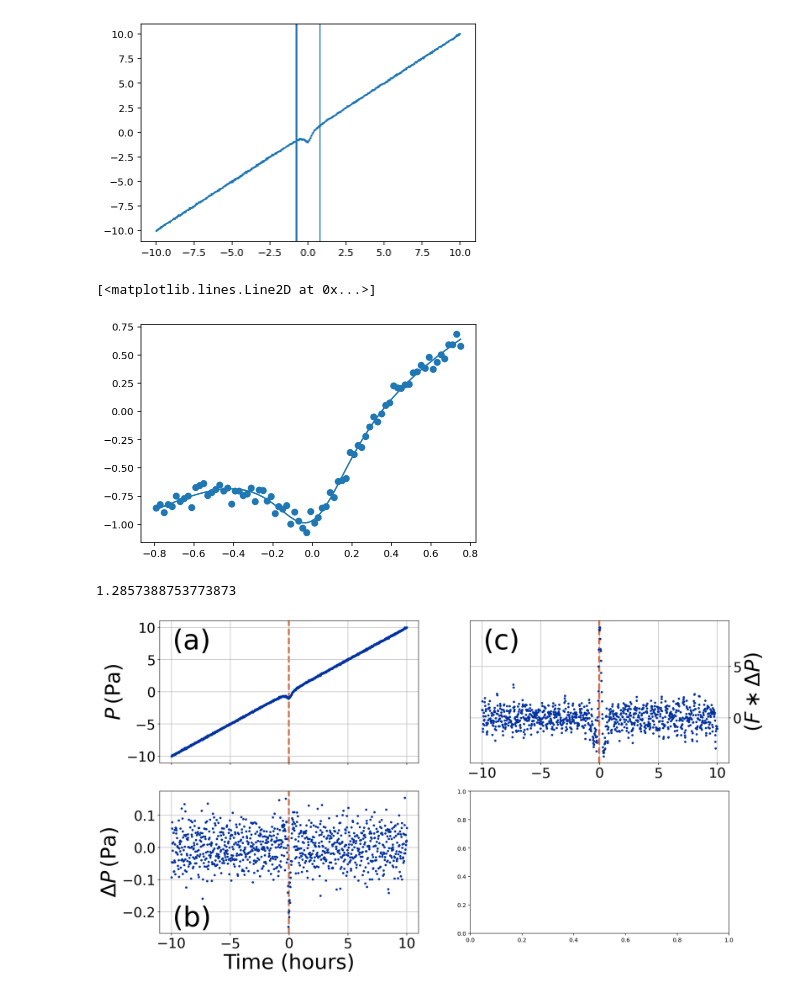
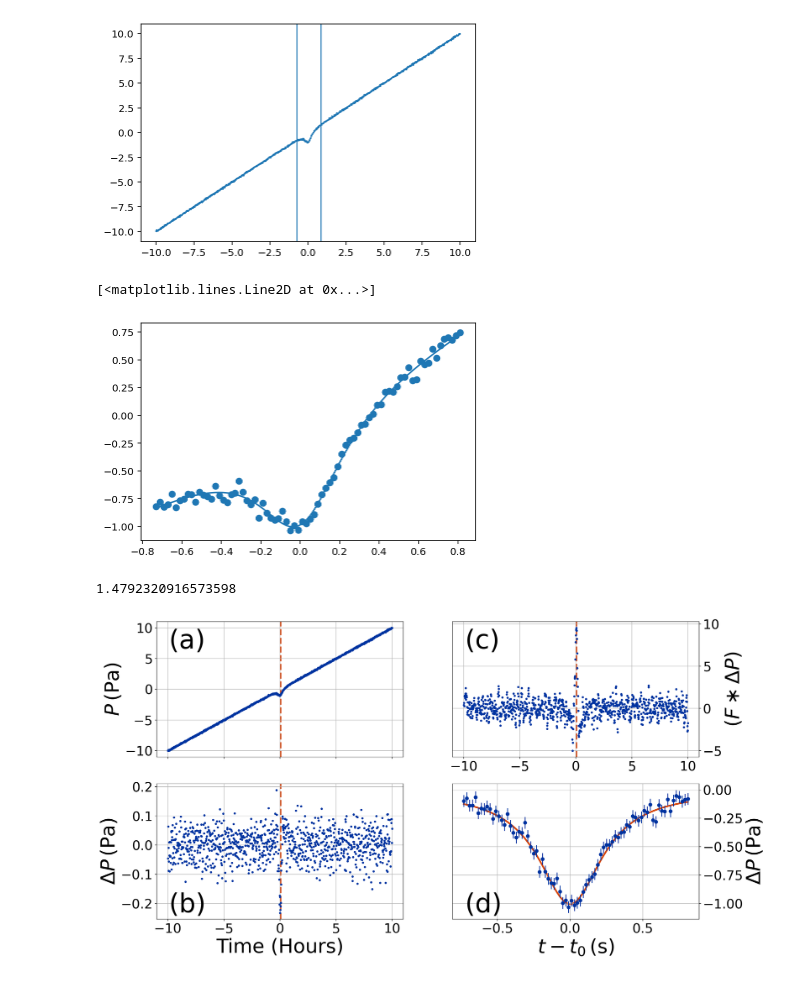
Before and after one commit to BoiseStatePlanetary/muldoon, a Jupyter notebook: examples/Making Muldoon.ipynb, the cells around one changed output. Drawn from its saved outputs; the diff is of its cells as text; code cells hidden in the pictures.

```diff
--- a/examples/Making Muldoon.ipynb
+++ b/examples/Making Muldoon.ipynb
@@ -127,20 +130,20 @@ plt.scatter(vortices[0]["time"], vortices[0]["pressure"])
 # Test vortex fit
 old_popt, old_unc = fit_vortex(vortices[0], [0., 1., 0., 1., 0.01],
                           [[-1, -1, np.min(vortices[0]["time"]), 0, 0],
-                           [1, 1, np.max(vortices[0]["time"]), 2, 1]])
+                           [1, 1, np.max(vortices[0]["time"]), 2, 1]], sigma=vortices[0]["pressure_scatter"])
 assert(np.max(np.abs(old_popt - right_answer)/old_unc) < 3.)
 
 plt.plot(vortices[0]["time"], modified_lorentzian(vortices[0]["time"], *old_popt))
 # %% [output]
 [<matplotlib.lines.Line2D at 0x...>]
-[figure, old version]
+[figure, new version]
 # %%
 # baseline, slope, t0, deltaP, Gamma
 # print(old_popt)
 
 init_params = mt._determine_init_params(vortices[0])
 bounds = mt._determine_bounds(vortices[0], init_params)
-popt, unc = fit_vortex(vortices[0], init_params, bounds)
+popt, unc = fit_vortex(vortices[0], init_params, bounds, sigma=vortices[0]["pressure_scatter"])
 assert(np.max(np.abs(popt - right_answer)/unc) < 3.)
 
 print(np.max(np.abs(popt - right_answer)/unc))
@@ -149,11 +152,12 @@ print(np.max(np.abs(popt - right_answer)/unc))
 # plt.scatter(vortices[0]["time"], vortices[0]["pressure"])
 # plt.plot(vortices[0]["time"], modified_lorentzian(vortices[0]["time"], *popt))
 # %% [output]
-1.2857388753773873
+1.4792320916573598
 # %%
 # Test fit all vortices
 popts, uncs = mt.fit_all_vortices()
 # %%
-mt.make_conditioned_data_figure();
+# Make plot showing how the data are conditioned and write out the data in each panel
+mt.make_conditioned_data_figure(write_filename="./test_");
 # %% [output]
-[figure, old version]
+[figure, new version]
```
Also changed, not shown: parts of 6 cells of this notebook, 8 other files.
